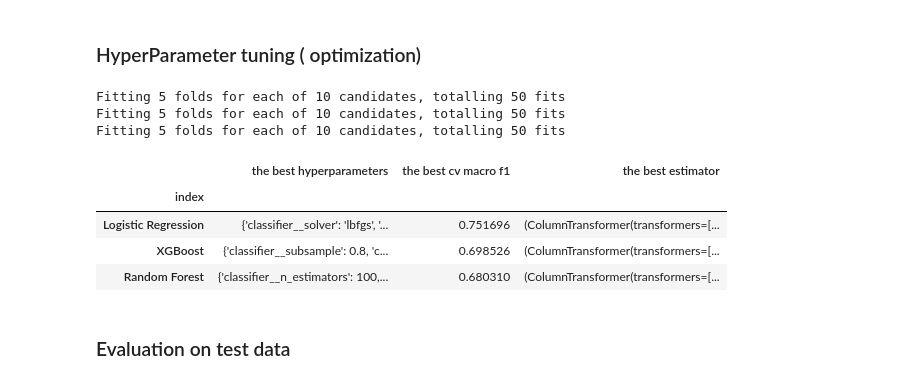
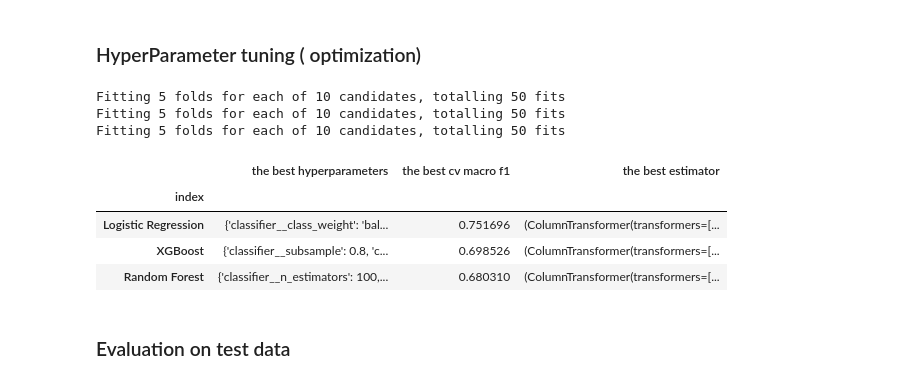
Before and after one commit to mo24ali/student_mental_health, a Jupyter notebook: notebooks/03_model_experiments.ipynb, the cells around one changed output. Cells and saved outputs as stored; diff of their text form; code cells hidden in the pictures.

```diff
--- a/notebooks/03_model_experiments.ipynb
+++ b/notebooks/03_model_experiments.ipynb
@@ -372,7 +372,7 @@ lr_param_distribution = {
 # ]
 lr_search = RandomizedSearchCV(
     estimator=lr_pipeline,
-    param_distributions=lr_params_v2,
+    param_distributions=lr_param_distribution,
     # n_iter=20,
     scoring="f1_macro",
     cv=cv,
@@ -388,34 +388,34 @@ search_result = {
         "XGBoost",
         "Logistic Regression",
         "Random Forest"
         ],
     "the best hyperparameters": [
         xgb_search.best_params_,
         lr_search.best_params_,
         rf_search.best_params_
         ],
     "the best cv macro f1": [
         xgb_search.best_score_,
         lr_search.best_score_,
         rf_search.best_score_
         ],
     "the best estimator": [
         xgb_search.best_estimator_,
         lr_search.best_estimator_,
         rf_search.best_estimator_
         ]
 
 }
 
 search_result_df = pd.DataFrame(search_result).set_index("index")
 search_result_df.sort_values("the best cv macro f1", ascending=False)
 # %% [output]
 Fitting 5 folds for each of 10 candidates, totalling 50 fits
 Fitting 5 folds for each of 10 candidates, totalling 50 fits
 Fitting 5 folds for each of 10 candidates, totalling 50 fits
 |  | the best hyperparameters | the best cv macro f1 | the best estimator |
 | index |  |  |  |
-| Logistic Regression | {'classifier__solver': 'lbfgs', '... | 0.751696 | (ColumnTransformer(transformers=[... |
+| Logistic Regression | {'classifier__class_weight': 'bal... | 0.751696 | (ColumnTransformer(transformers=[... |
 | XGBoost | {'classifier__subsample': 0.8, 'c... | 0.698526 | (ColumnTransformer(transformers=[... |
 | Random Forest | {'classifier__n_estimators': 100,... | 0.680310 | (ColumnTransformer(transformers=[... |
 # %% [markdown]
```
Also changed, not shown: parts of 3 cells of this notebook.
